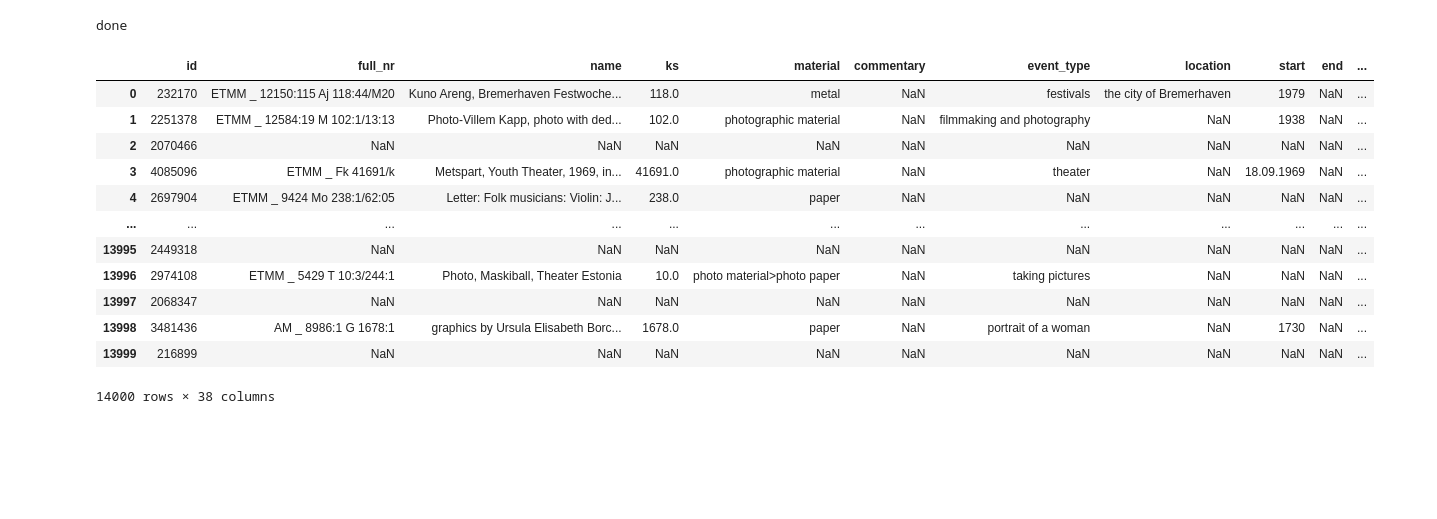
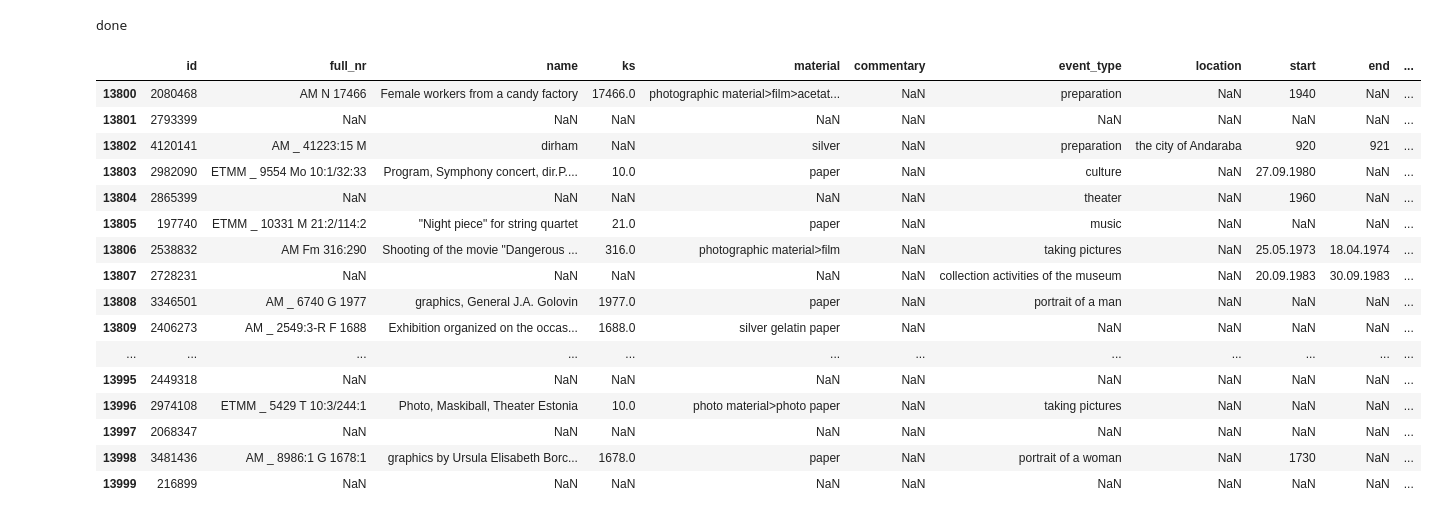
Before and after one commit to tillwenke/museum_item_classification, a Jupyter notebook: neural_networks.ipynb, the cells around one changed output. Cells and saved outputs as stored; diff of their text form; code cells hidden in the pictures; blank space fills up the shorter version.

```diff
--- a/neural_networks.ipynb
+++ b/neural_networks.ipynb
@@ -8,7 +6,10 @@ from matplotlib import pyplot as plt
 #from googletrans import Translator
 from translate import Translator
 from deep_translator import GoogleTranslator
+
 pd.set_option("display.max_columns", None)
+pd.set_option("display.max_colwidth", None)
+pd.set_option('display.max_rows', None)
 # %%
 train = pd.read_csv('data/train_translated.csv')
 # %%
@@ -29,18 +30,22 @@ train.set_index('id', inplace=True)
 # %%
 train.to_csv('data/train_translated.csv')
 # %%
-train
+train.tail(200)
 # %% [output]
 |  | id | full_nr | name | ks | material | commentary | event_type | location | start | end | ... |
-| 0 | 232170 | ETMM _ 12150:115 Aj 118:44/M20 | Kuno Areng, Bremerhaven Festwoche... | 118.0 | metal | NaN | festivals | the city of Bremerhaven | 1979 | NaN | ... |
-| 1 | 2251378 | ETMM _ 12584:19 M 102:1/13:13 | Photo-Villem Kapp, photo with ded... | 102.0 | photographic material | NaN | filmmaking and photography | NaN | 1938 | NaN | ... |
-| 2 | 2070466 | NaN | NaN | NaN | NaN | NaN | NaN | NaN | NaN | NaN | ... |
-| 3 | 4085096 | ETMM _ Fk 41691/k | Metspart, Youth Theater, 1969, in... | 41691.0 | photographic material | NaN | theater | NaN | 18.09.1969 | NaN | ... |
-| 4 | 2697904 | ETMM _ 9424 Mo 238:1/62:05 | Letter: Folk musicians: Violin: J... | 238.0 | paper | NaN | NaN | NaN | NaN | NaN | ... |
+| 13800 | 2080468 | AM N 17466 | Female workers from a candy factory | 17466.0 | photographic material>film>acetat... | NaN | preparation | NaN | 1940 | NaN | ... |
+| 13801 | 2793399 | NaN | NaN | NaN | NaN | NaN | NaN | NaN | NaN | NaN | ... |
+| 13802 | 4120141 | AM _ 41223:15 M | dirham | NaN | silver | NaN | preparation | the city of Andaraba | 920 | 921 | ... |
+| 13803 | 2982090 | ETMM _ 9554 Mo 10:1/32:33 | Program, Symphony concert, dir.P.... | 10.0 | paper | NaN | culture | NaN | 27.09.1980 | NaN | ... |
+| 13804 | 2865399 | NaN | NaN | NaN | NaN | NaN | theater | NaN | 1960 | NaN | ... |
+| 13805 | 197740 | ETMM _ 10331 M 21:2/114:2 | "Night piece" for string quartet | 21.0 | paper | NaN | music | NaN | NaN | NaN | ... |
+| 13806 | 2538832 | AM Fm 316:290 | Shooting of the movie "Dangerous ... | 316.0 | photographic material>film | NaN | taking pictures | NaN | 25.05.1973 | 18.04.1974 | ... |
+| 13807 | 2728231 | NaN | NaN | NaN | NaN | NaN | collection activities of the museum | NaN | 20.09.1983 | 30.09.1983 | ... |
+| 13808 | 3346501 | AM _ 6740 G 1977 | graphics, General J.A. Golovin | 1977.0 | paper | NaN | portrait of a man | NaN | NaN | NaN | ... |
+| 13809 | 2406273 | AM _ 2549:3-R F 1688 | Exhibition organized on the occas... | 1688.0 | silver gelatin paper | NaN | NaN | NaN | NaN | NaN | ... |
 | ... | ... | ... | ... | ... | ... | ... | ... | ... | ... | ... | ... |
 | 13995 | 2449318 | NaN | NaN | NaN | NaN | NaN | NaN | NaN | NaN | NaN | ... |
 | 13996 | 2974108 | ETMM _ 5429 T 10:3/244:1 | Photo, Maskiball, Theater Estonia | 10.0 | photo material>photo paper | NaN | taking pictures | NaN | NaN | NaN | ... |
 | 13997 | 2068347 | NaN | NaN | NaN | NaN | NaN | NaN | NaN | NaN | NaN | ... |
 | 13998 | 3481436 | AM _ 8986:1 G 1678:1 | graphics by Ursula Elisabeth Borc... | 1678.0 | paper | NaN | portrait of a woman | NaN | 1730 | NaN | ... |
 | 13999 | 216899 | NaN | NaN | NaN | NaN | NaN | NaN | NaN | NaN | NaN | ... |
-14000 rows × 38 columns
```
Also changed, not shown: parts of 1 cell of this notebook, 1 other file.
